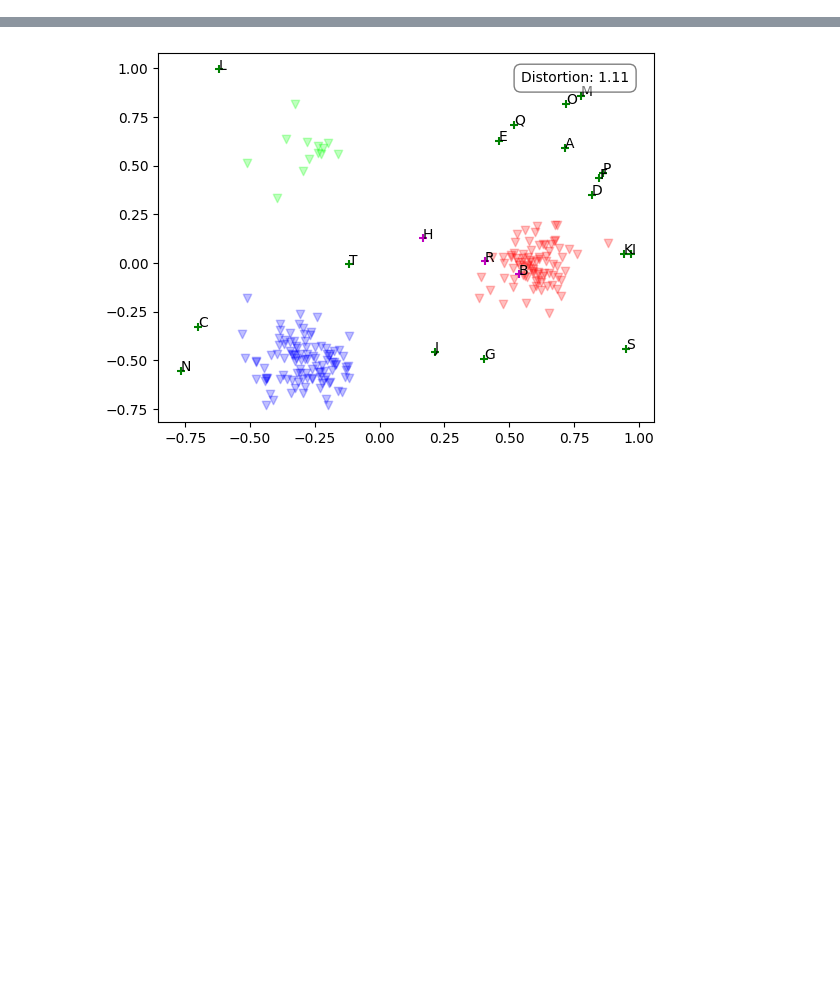
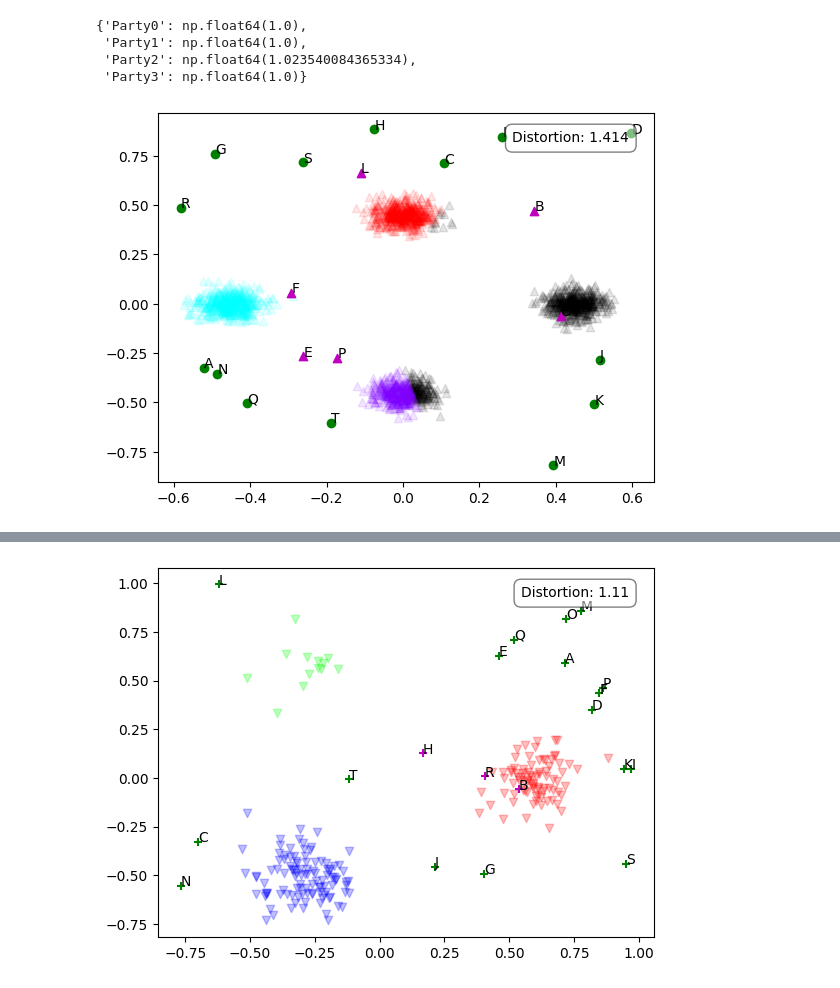
Before and after one commit to FayeAlephNil/bookish-spork, a Jupyter notebook: basics.ipynb, the cells around one changed output, grey strips where cells are left out. Cells and saved outputs as stored; diff of their text form; code cells hidden in the pictures; blank space fills up the shorter version.

```diff
--- a/basics.ipynb
+++ b/basics.ipynb
@@ -8,0 +32,13 @@ from votekit.elections import STV,Borda,Plurality
+# %%
+national_result['group_dists']
+# %% [output]
+{'Party0': np.float64(1.0),
+ 'Party1': np.float64(1.0),
+ 'Party2': np.float64(1.023540084365334),
+ 'Party3': np.float64(1.0)}
+# %%
+worst_result = sim_tight_gaussian.worst_heur(national_result)
+# %%
+sim_tight_gaussian.display(worst_result)
+# %% [output]
+[figure, added]
```
Also changed, not shown: parts of 13 cells of this notebook, 9 other files.
